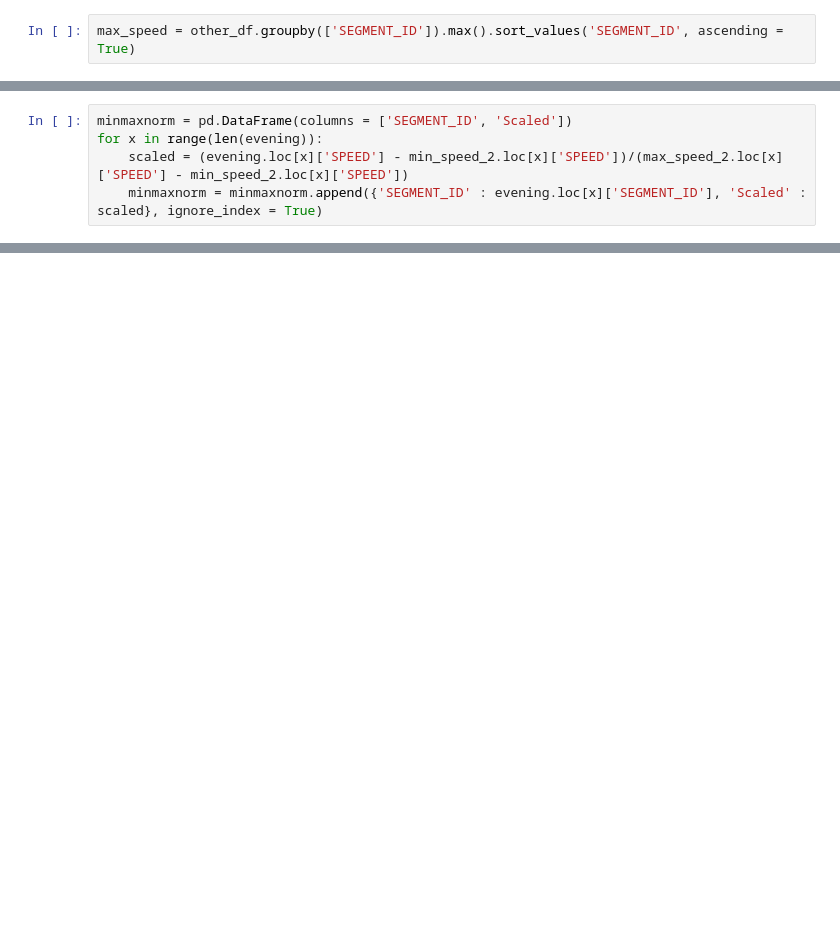
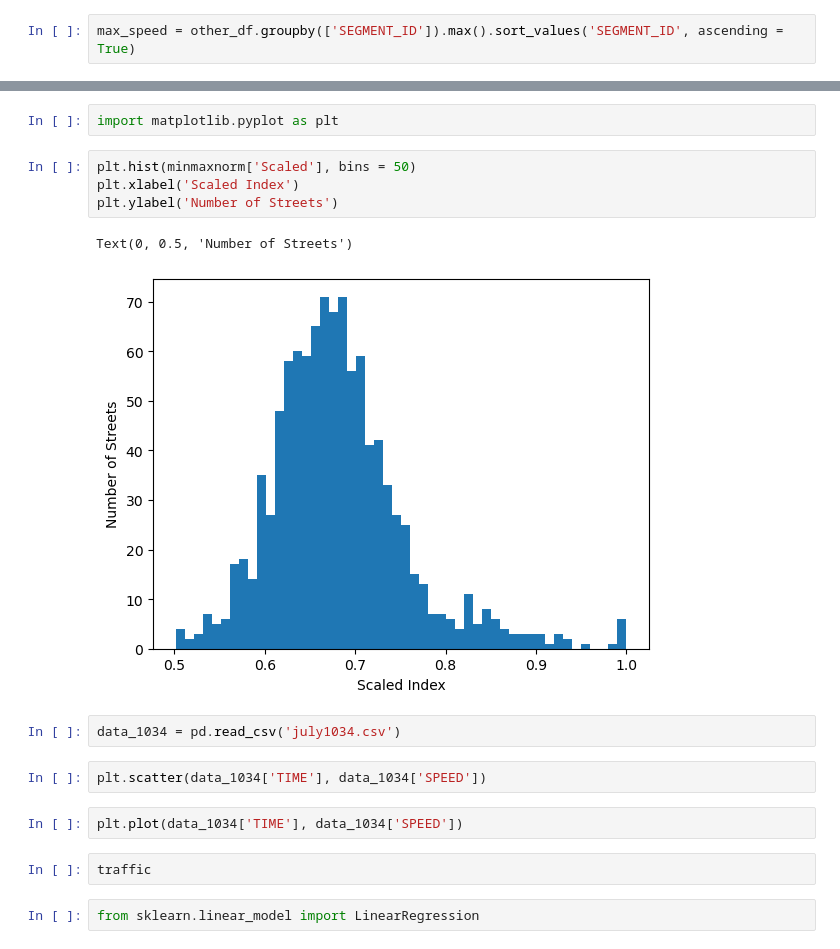
Before and after one commit to gkim23/MTFCTraffic, a Jupyter notebook: MTFC data.ipynb, the cells around one changed output, grey strips where cells are left out. Saved outputs shown, nothing was run; the diff lists cells and outputs as text; blank space fills up the shorter version.

```diff
--- a/MTFC data.ipynb
+++ b/MTFC data.ipynb
@@ -63,5 +100,0 @@ max_speed_2.loc[(max_speed_2['SEGMENT_ID'] == 673)]
-# %%
-minmaxnorm = pd.DataFrame(columns = ['SEGMENT_ID', 'Scaled'])
-for x in range(len(evening)):
-    scaled = (evening.loc[x]['SPEED'] - min_speed_2.loc[x]['SPEED'])/(max_speed_2.loc[x]['SPEED'] - min_speed_2.loc[x]['SPEED'])
-    minmaxnorm = minmaxnorm.append({'SEGMENT_ID' : evening.loc[x]['SEGMENT_ID'], 'Scaled' : scaled}, ignore_index = True)
@@ -98,0 +117,19 @@ minmaxnorm.sort_values('Scaled', ascending = False).head(11)
+# %%
+import matplotlib.pyplot as plt
+# %%
+plt.hist(minmaxnorm['Scaled'], bins = 50)
+plt.xlabel('Scaled Index')
+plt.ylabel('Number of Streets')
+# %% [output]
+Text(0, 0.5, 'Number of Streets')
+[figure, added]
+# %%
+data_1034 = pd.read_csv('july1034.csv')
+# %%
+plt.scatter(data_1034['TIME'], data_1034['SPEED'])
+# %%
+plt.plot(data_1034['TIME'], data_1034['SPEED'])
+# %%
+traffic
+# %%
+from sklearn.linear_model import LinearRegression
```
Also changed, not shown: parts of 29 cells of this notebook, 5 other files.
